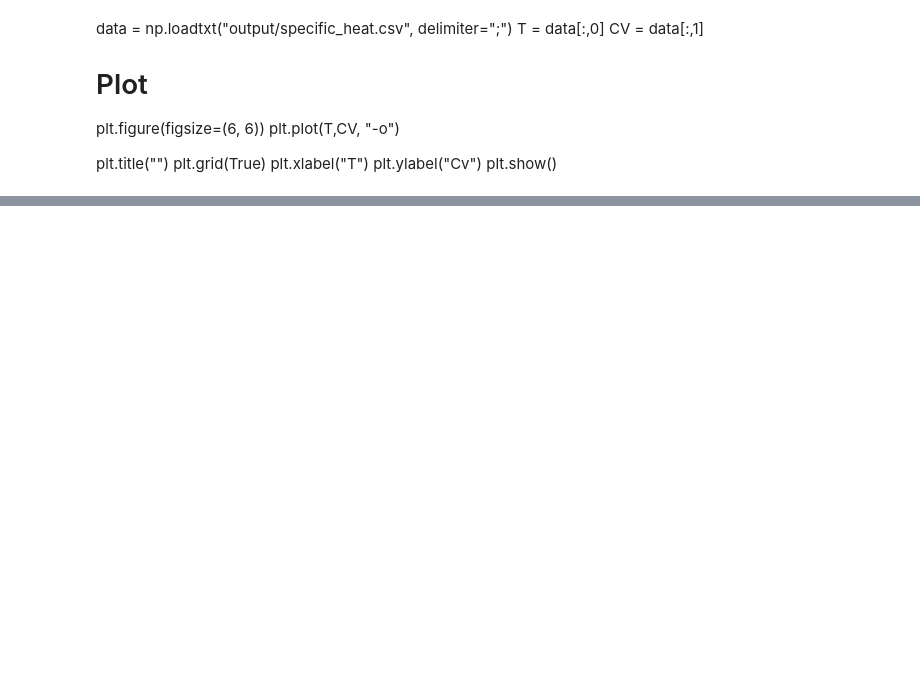
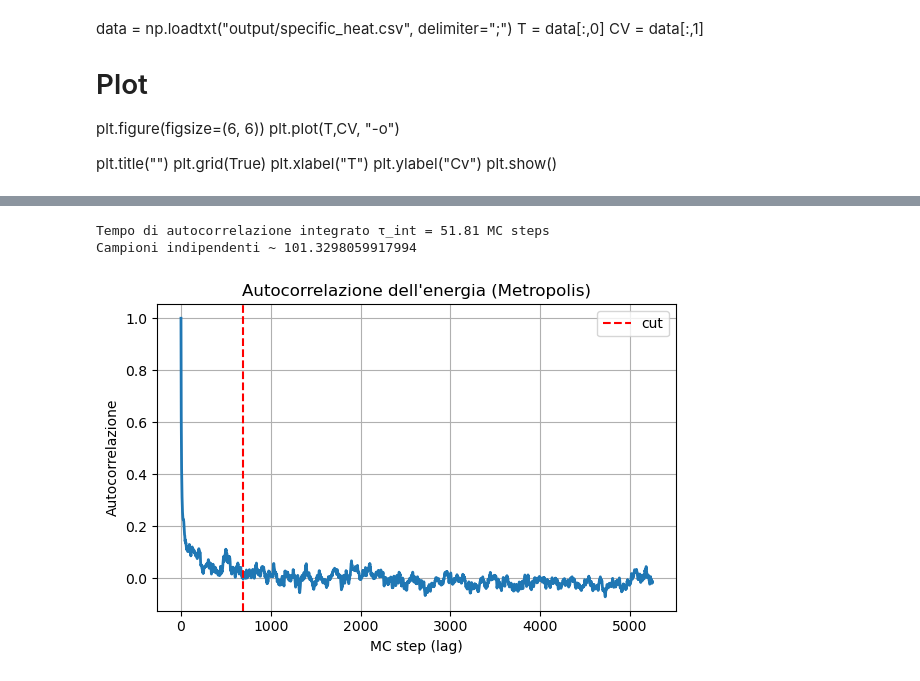
Before and after one commit to Sparisi01/montecarlo_particles_simulation, a Jupyter notebook: data_analysis.ipynb, the cells around one changed output, grey strips where cells are left out. Cells and saved outputs as stored; diff of their text form; code cells hidden in the pictures; blank space fills up the shorter version.

```diff
--- a/data_analysis.ipynb
+++ b/data_analysis.ipynb
@@ -118,0 +118,78 @@ plt.show()
+# %%
+# ATTENTION CODE GENERATED WITH CHAT GPT JUST TO GET A FAST RESULT AND CHECK SOME STUFF
+
+
+import numpy as np
+import matplotlib.pyplot as plt
+
+# =========================
+# Parametri
+# =========================
+file_energy = "output/energy.csv"
+delimiter = ";"
+thermal_frac = 0.3     # frazione da scartare (30%)
+max_lag = None         # None = usa tutta la serie
+
+# =========================
+# Caricamento dati
+# =========================
+energy = np.loadtxt(file_energy, delimiter=delimiter)
+
+# =========================
+# Scarto termalizzazione
+# =========================
+n0 = int(len(energy) * thermal_frac)
+energy = energy[n0:]
+
+# =========================
+# Fluttuazioni
+# =========================
+E = energy - np.mean(energy)
+N = len(E)
+
+# =========================
+# Autocorrelazione (O(N log N))
+# =========================
+f = np.fft.fft(E, n=2*N)
+acf = np.fft.ifft(f * np.conjugate(f)).real[:N]
+acf /= acf[0]  # normalizzazione
+
+# =========================
+# Taglio lag
+# =========================
+if max_lag is None:
+    max_lag = N // 2
+
+acf = acf[:max_lag]
+lags = np.arange(max_lag)
+
+# =========================
+# Tempo di autocorrelazione integrato
+# τ_int = 1/2 + sum_{t=1}^∞ C(t)
+# (taglio al primo valore negativo)
+# =========================
+neg = np.where(acf < 0)[0]
+cut = neg[0] if len(neg) > 0 else max_lag
+
+tau_int = 0.5 + np.sum(acf[1:cut])
+
+print(f"Tempo di autocorrelazione integrato τ_int = {tau_int:.2f} MC steps")
+print("Campioni indipendenti ~", N / (2 * tau_int))
+
+# =========================
+# Grafico (opzionale)
+# =========================
+plt.figure(figsize=(6,4))
+plt.plot(lags, acf, lw=2)
+plt.axvline(cut, color="r", ls="--", label="cut")
+plt.xlabel("MC step (lag)")
+plt.ylabel("Autocorrelazione")
+plt.title("Autocorrelazione dell'energia (Metropolis)")
+plt.grid()
+plt.legend()
+plt.tight_layout()
+plt.show()
+# %% [output]
+Tempo di autocorrelazione integrato τ_int = 51.81 MC steps
+Campioni indipendenti ~ 101.3298059917994
+[figure, added]
```
Also changed, not shown: parts of 6 cells of this notebook, 16 other files.
